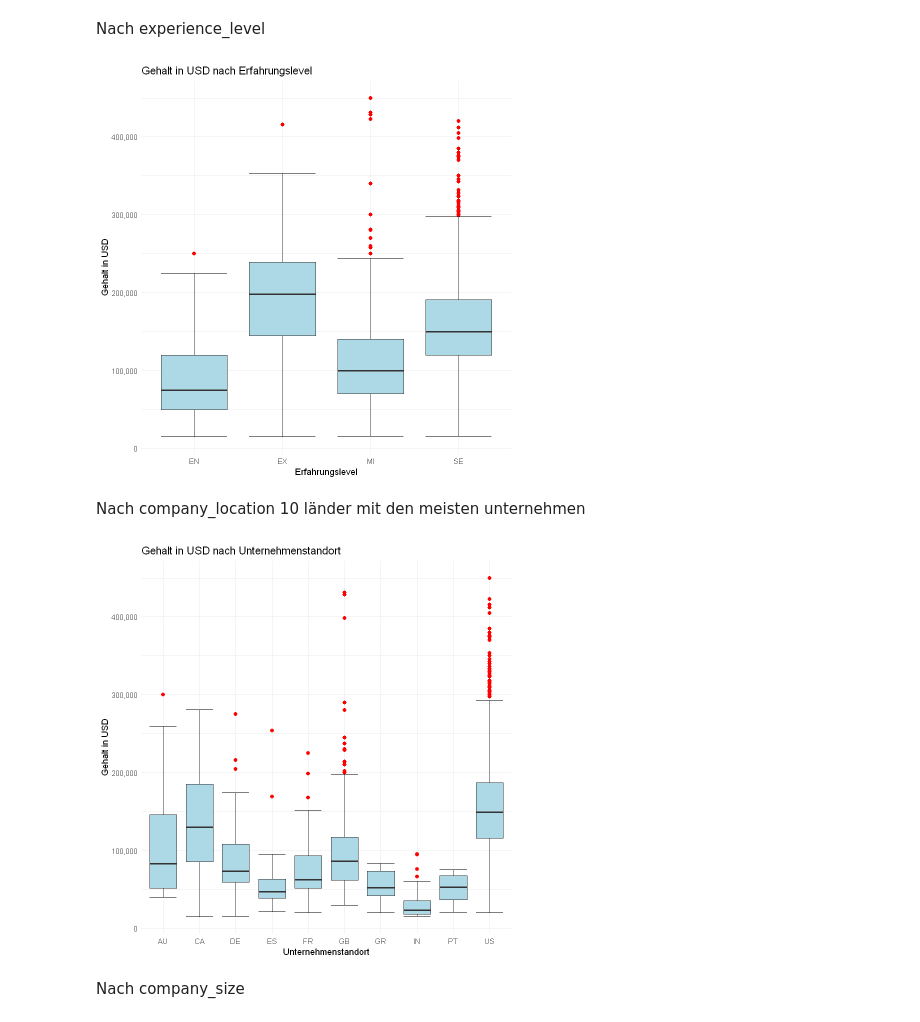
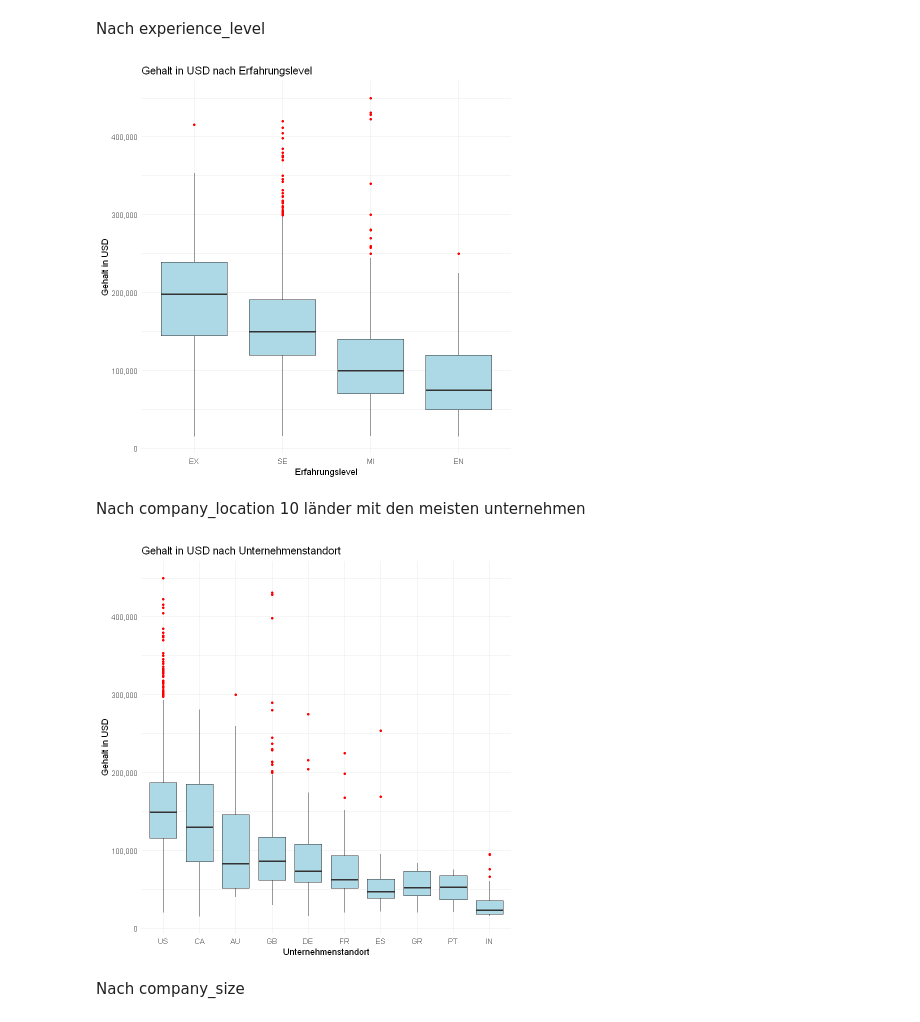
Before and after one commit to FlorianSymmank/IntroDataScienceSS23, a Jupyter notebook: analysis.ipynb, the cells around one changed output. Saved outputs shown, nothing was run; the diff lists cells and outputs as text; code cells hidden in the pictures.

Commit message:
reordered some bars

```diff
--- a/analysis.ipynb
+++ b/analysis.ipynb
@@ -111,16 +141,19 @@ https://de.statista.com/statistik/lexikon/definition/91/mittelwert_und_arithmeti
 Nach experience_level
 # %%
 df_ex <- df %>%
-  group_by(experience_level)
+  group_by(experience_level) %>%
+  mutate(mean_salary = mean(salary_in_usd)) %>%
+  ungroup() %>%
+  mutate(experience_level = reorder(experience_level, -mean_salary))
+
 
 ggplot(df_ex, aes(x = experience_level, y = salary_in_usd)) +
-  stat_boxplot(geom = "errorbar") +
-  geom_boxplot(fill = "lightblue", outlier.colour = "red", outlier.size = 2) +
+  geom_boxplot(fill = "lightblue", outlier.colour = "red", outlier.size = 1) +
   labs(title = "Gehalt in USD nach Erfahrungslevel", x = "Erfahrungslevel", y = "Gehalt in USD") +
   scale_y_continuous(labels = scales::comma) +
   theme_minimal()
 # %% [output]
-[figure, old version]
+[figure, new version]
 # %% [markdown]
 Nach company_location 10 länder mit den meisten unternehmen
 # %%
@@ -132,16 +165,18 @@ df_top_countries <- df %>%
 
 df_counties <- df %>%
   group_by(company_location) %>%
-  filter(company_location %in% df_top_countries$company_location)
+  filter(company_location %in% df_top_countries$company_location) %>%
+  mutate(mean_salary = mean(salary_in_usd)) %>%
+  ungroup() %>%
+  mutate(company_location = reorder(company_location, -mean_salary))
 
 ggplot(df_counties, aes(x = company_location, y = salary_in_usd)) +
-  stat_boxplot(geom = "errorbar") +
-  geom_boxplot(fill = "lightblue", outlier.colour = "red", outlier.size = 2) +
+  geom_boxplot(fill = "lightblue", outlier.colour = "red", outlier.size = 1) +
   labs(title = "Gehalt in USD nach Unternehmenstandort", x = "Unternehmenstandort", y = "Gehalt in USD") +
   scale_y_continuous(labels = scales::comma) +
   theme_minimal()
 # %% [output]
-[figure, old version]
+[figure, new version]
 # %% [markdown]
 Nach company_size
 # %%
```
Also changed, not shown: parts of 6 cells of this notebook.
